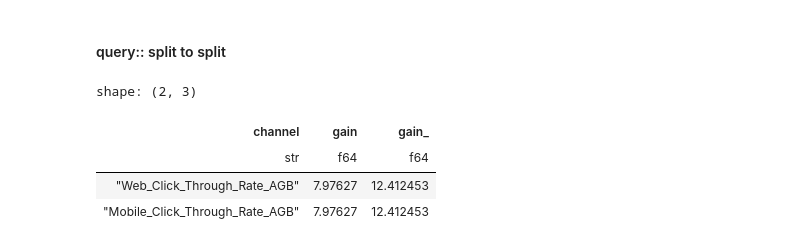
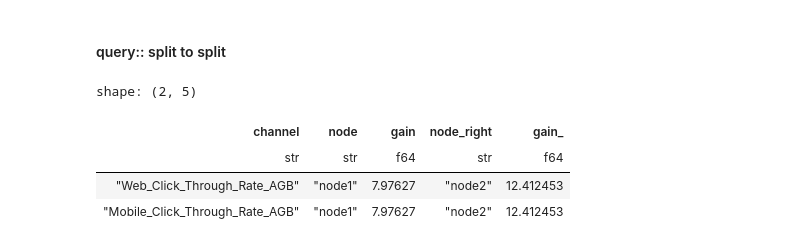
Before and after one commit to shaniyahassanali/pega-datascientist-tools, a Jupyter notebook: examples/datamart/TreeAnalysis.ipynb, the cells around one changed output. Cells and saved outputs as stored; diff of their text form; code cells hidden in the pictures.

```diff
--- a/examples/datamart/TreeAnalysis.ipynb
+++ b/examples/datamart/TreeAnalysis.ipynb
@@ -228,33 +228,33 @@ shape: (2, 3)
 # %%
 q11 = (
     df
     .filter(
         (pl.col("change_type") == CHANGE_TYPES.split_to_split.name) &
         (pl.col("node") == NODES.node1.name) &
         (pl.col("tree_id") == "tree1")
     )
-    .groupby(['channel'])
+    .groupby(['channel', 'node'])
     .agg(pl.col("gain").mean())
 )
 q12 = (
     df
     .filter(
         (pl.col("change_type") == CHANGE_TYPES.split_to_split.name) &
         (pl.col("node") == NODES.node2.name) &
         (pl.col("tree_id") == "tree1")
     )
-    .groupby(['channel'])
+    .groupby(['channel', "node"])
     .agg(pl.col("gain").mean())
     .rename({
         "gain": "gain_"
     })
 )
 
 
 run_query(q11.join(q12, on="channel"))
 # %% [output]
-shape: (2, 3)
+shape: (2, 5)
-| channel | gain | gain_ |
-| str | f64 | f64 |
-| "Web_Click_Through_Rate_AGB" | 7.97627 | 12.412453 |
-| "Mobile_Click_Through_Rate_AGB" | 7.97627 | 12.412453 |
+| channel | node | gain | node_right | gain_ |
+| str | str | f64 | str | f64 |
+| "Web_Click_Through_Rate_AGB" | "node1" | 7.97627 | "node2" | 12.412453 |
+| "Mobile_Click_Through_Rate_AGB" | "node1" | 7.97627 | "node2" | 12.412453 |
```
Also changed, not shown: parts of 4 cells of this notebook.
